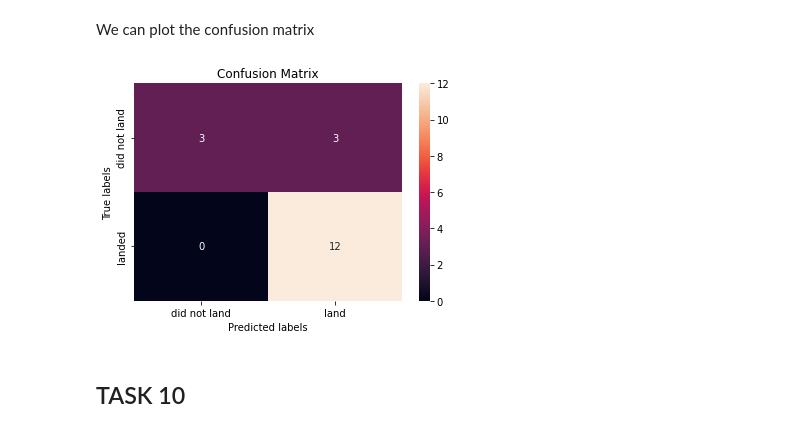
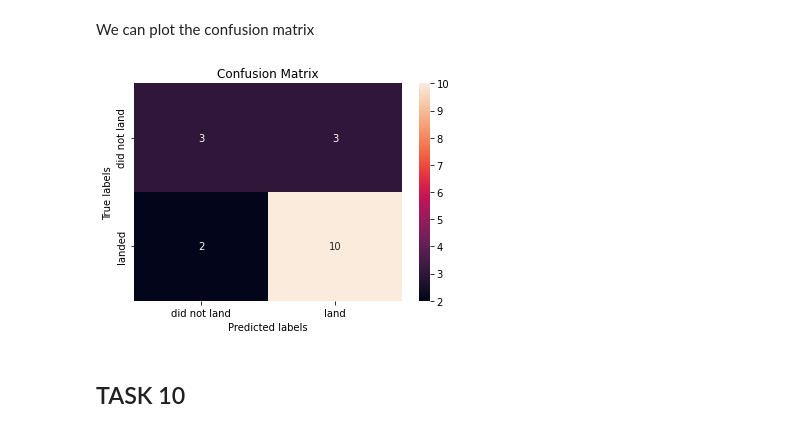
Before and after one commit to mattjcaron/Applied-Data-Science-Capstone, a Jupyter notebook: Machine Learning Prediction lab.ipynb, the cells around one changed output. Drawn from its saved outputs; the diff is of its cells as text; code cells hidden in the pictures.

```diff
--- a/Machine Learning Prediction lab.ipynb
+++ b/Machine Learning Prediction lab.ipynb
@@ -254,10 +254,10 @@ Tree Accuracy Score, Test Set: 0.5555555555555556
 # %% [markdown]
 We can plot the confusion matrix
 # %%
-tree_yhat = svm_cv.predict(X_test)
+tree_yhat = tree_cv.predict(X_test)
 plot_confusion_matrix(Y_test,tree_yhat)
 # %% [output]
-[figure, old version]
+[figure, new version]
 # %% [markdown]
 ## TASK  10
 # %% [markdown]
```
Also changed, not shown: parts of 6 cells of this notebook.
